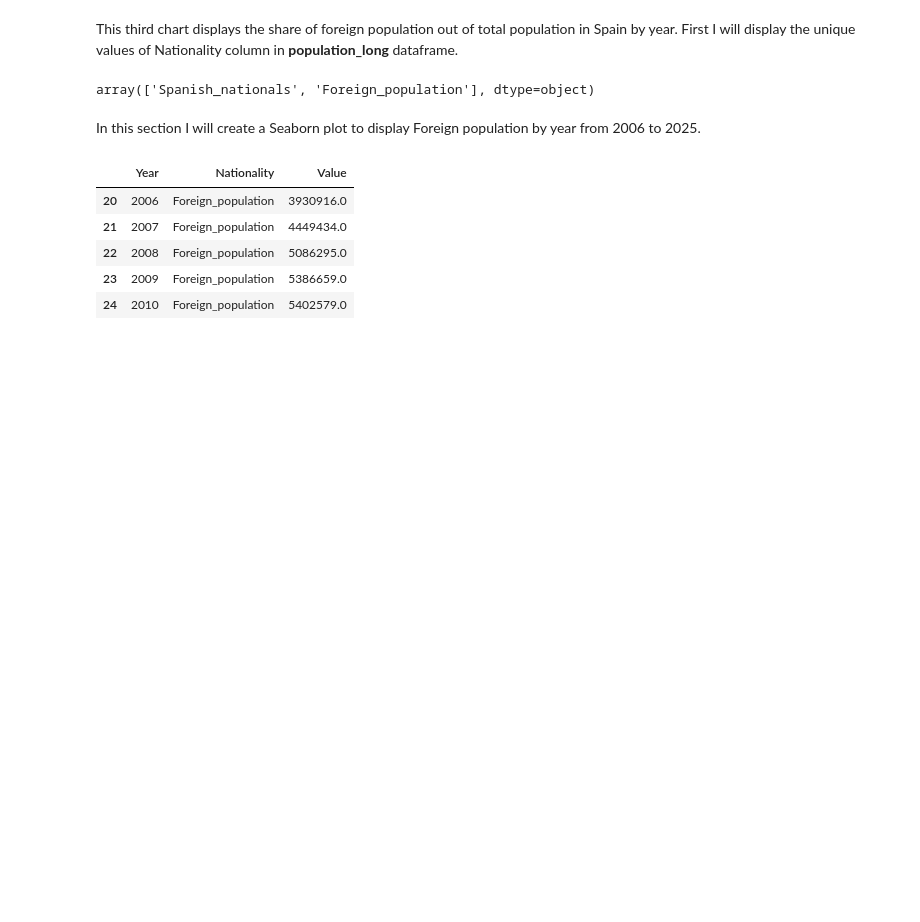
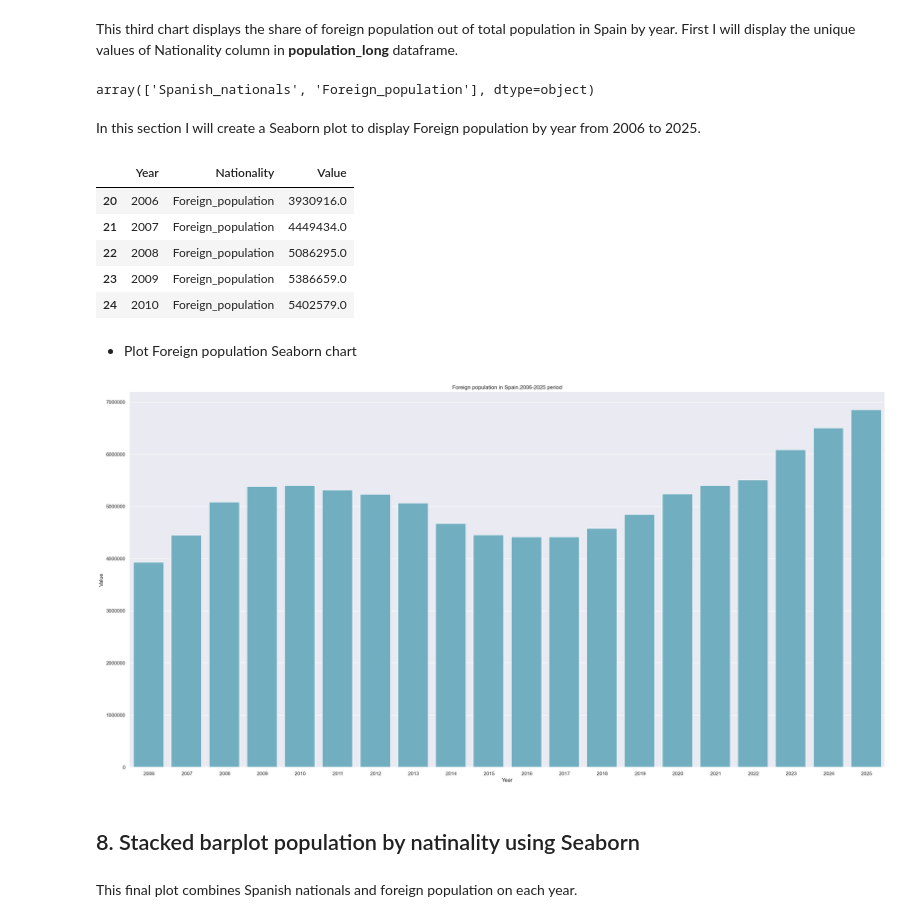
Before and after one commit to Pablo-source/ML-using-Python, a Jupyter notebook: Seaborn_gallery/02_percent_barplot_population_nationality_win_os.ipynb, the cells around one changed output. Drawn from its saved outputs; the diff is of its cells as text; code cells hidden in the pictures; blank space fills up the shorter version.

Commit message:
stacked_barplot_nationalityy_start

```diff
--- a/Seaborn_gallery/02_percent_barplot_population_nationality_win_os.ipynb
+++ b/Seaborn_gallery/02_percent_barplot_population_nationality_win_os.ipynb
@@ -461,3 +461,21 @@ foreign_population.head()
 | 22 | 2008 | Foreign_population | 5086295.0 |
 | 23 | 2009 | Foreign_population | 5386659.0 |
 | 24 | 2010 | Foreign_population | 5402579.0 |
+# %% [markdown]
+- Plot Foreign population Seaborn chart
+# %%
+sns.set_theme()
+fig = plt.figure(figsize=(30,15))
+axs = fig.add_subplot(1,1,1)
+foreign_population_plot = sns.barplot(x = "Year", y = "Value" , data = foreign_population,
+                                      color = '#64b5cd').set_title("Foreign population in Spain.2006-2025 period")
+formatter = ScalarFormatter()
+formatter.set_scientific(False)
+axs.yaxis.set_major_formatter(formatter)
+plt.show()
+# %% [output]
+[figure, added]
+# %% [markdown]
+## 8. Stacked barplot population by natinality using Seaborn
+# %% [markdown]
+This final plot combines Spanish nationals and foreign population on each year.
```
